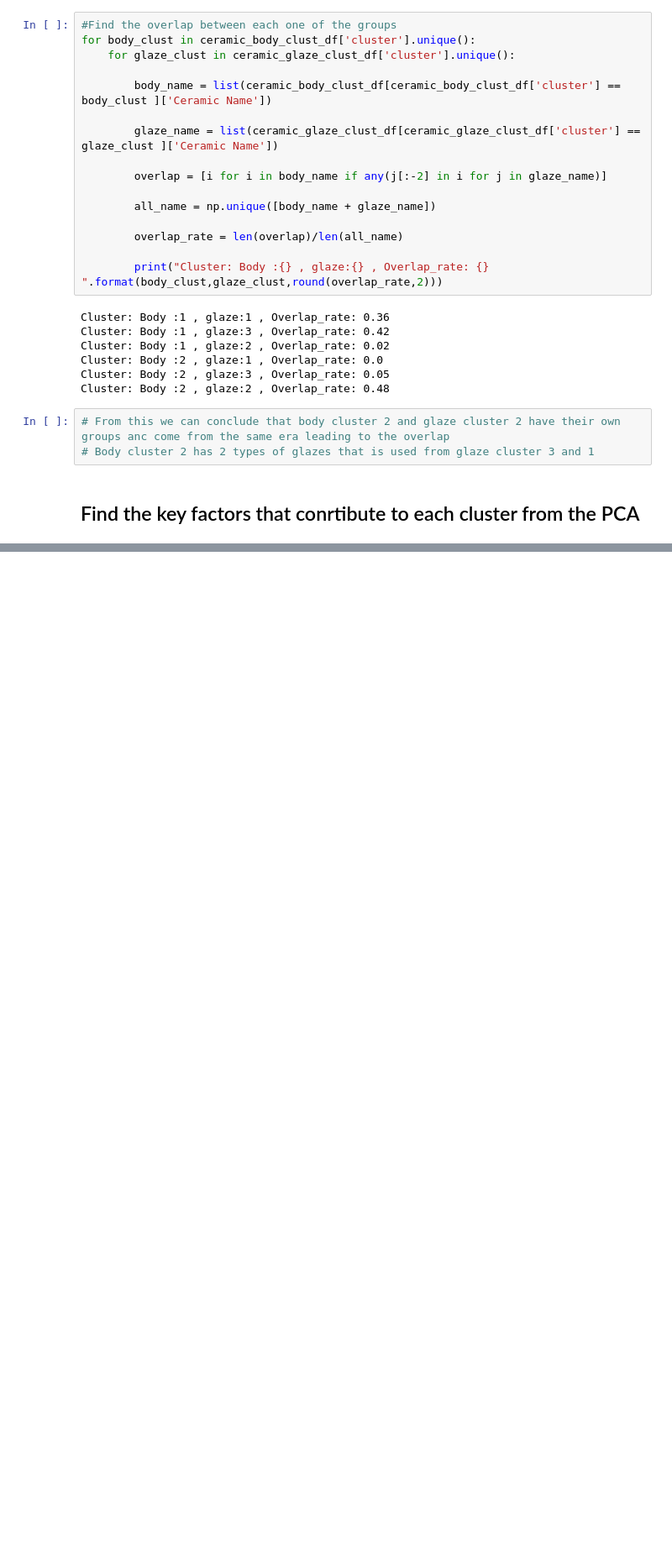
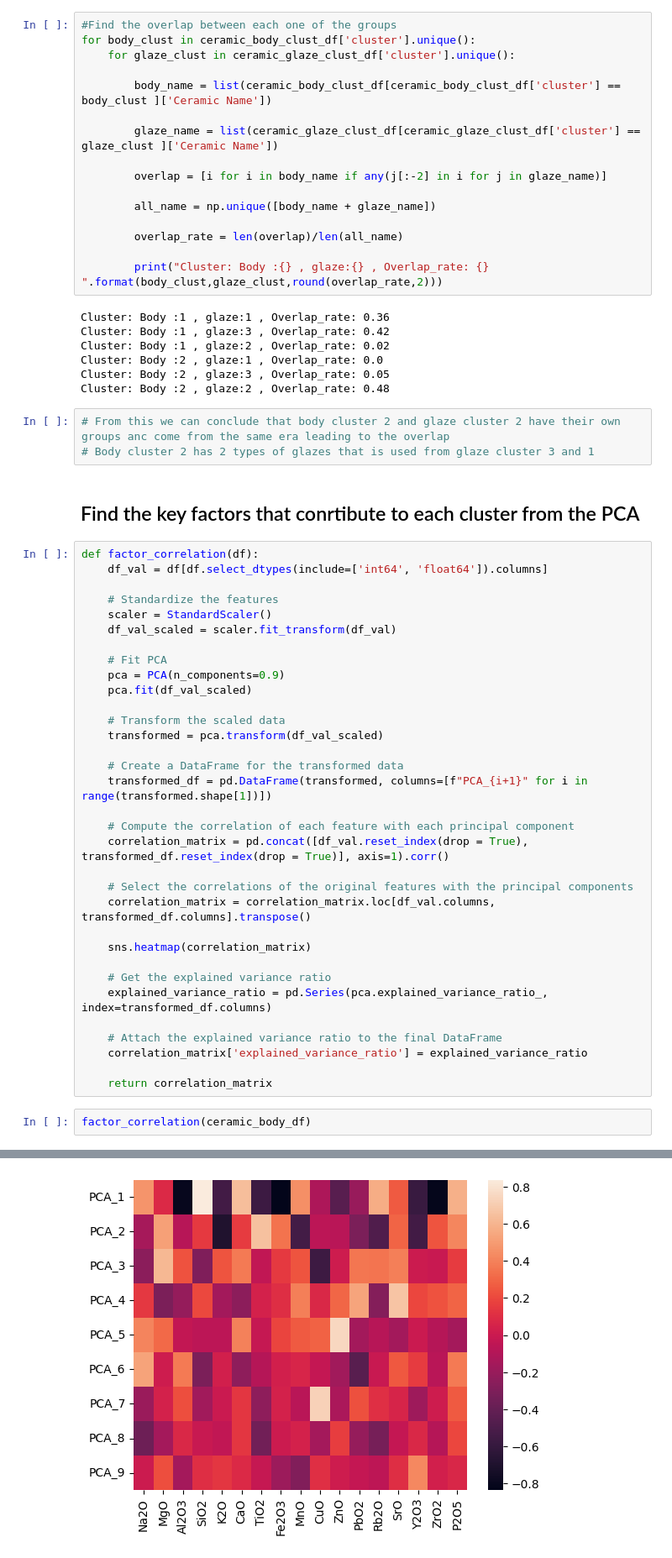
Before and after one commit to Benedictgr97/Chemical-comp-of-ceramic-clustering, a Jupyter notebook: Ceramic_clustering.ipynb, the cells around one changed output, grey strips where cells are left out. Shown at 84% size. Saved outputs shown, nothing was run; the diff lists cells and outputs as text; blank space fills up the shorter version.

```diff
--- a/Ceramic_clustering.ipynb
+++ b/Ceramic_clustering.ipynb
@@ -305,3 +305,39 @@ Cluster: Body :2 , glaze:2 , Overlap_rate: 0.48
 # Body cluster 2 has 2 types of glazes that is used from glaze cluster 3 and 1
 # %% [markdown]
 ## Find the key factors that conrtibute to each cluster from the PCA
+# %%
+def factor_correlation(df):
+    df_val = df[df.select_dtypes(include=['int64', 'float64']).columns]
+
+    # Standardize the features
+    scaler = StandardScaler()
+    df_val_scaled = scaler.fit_transform(df_val)
+
+    # Fit PCA
+    pca = PCA(n_components=0.9)
+    pca.fit(df_val_scaled)
+
+    # Transform the scaled data
+    transformed = pca.transform(df_val_scaled)
+
+    # Create a DataFrame for the transformed data
+    transformed_df = pd.DataFrame(transformed, columns=[f"PCA_{i+1}" for i in range(transformed.shape[1])])
+
+    # Compute the correlation of each feature with each principal component
+    correlation_matrix = pd.concat([df_val.reset_index(drop = True), transformed_df.reset_index(drop = True)], axis=1).corr()
+
+    # Select the correlations of the original features with the principal components
+    correlation_matrix = correlation_matrix.loc[df_val.columns, transformed_df.columns].transpose()
+
+    sns.heatmap(correlation_matrix)
+
+    # Get the explained variance ratio
+    explained_variance_ratio = pd.Series(pca.explained_variance_ratio_, index=transformed_df.columns)
+
+    # Attach the explained variance ratio to the final DataFrame
+    correlation_matrix['explained_variance_ratio'] = explained_variance_ratio
+
+    return correlation_matrix
+# %%
+factor_correlation(ceramic_body_df)
+# %% [output]
@@ -307,0 +354 @@ Cluster: Body :2 , glaze:2 , Overlap_rate: 0.48
+[figure, added]
```
Also changed, not shown: parts of 4 cells of this notebook.
